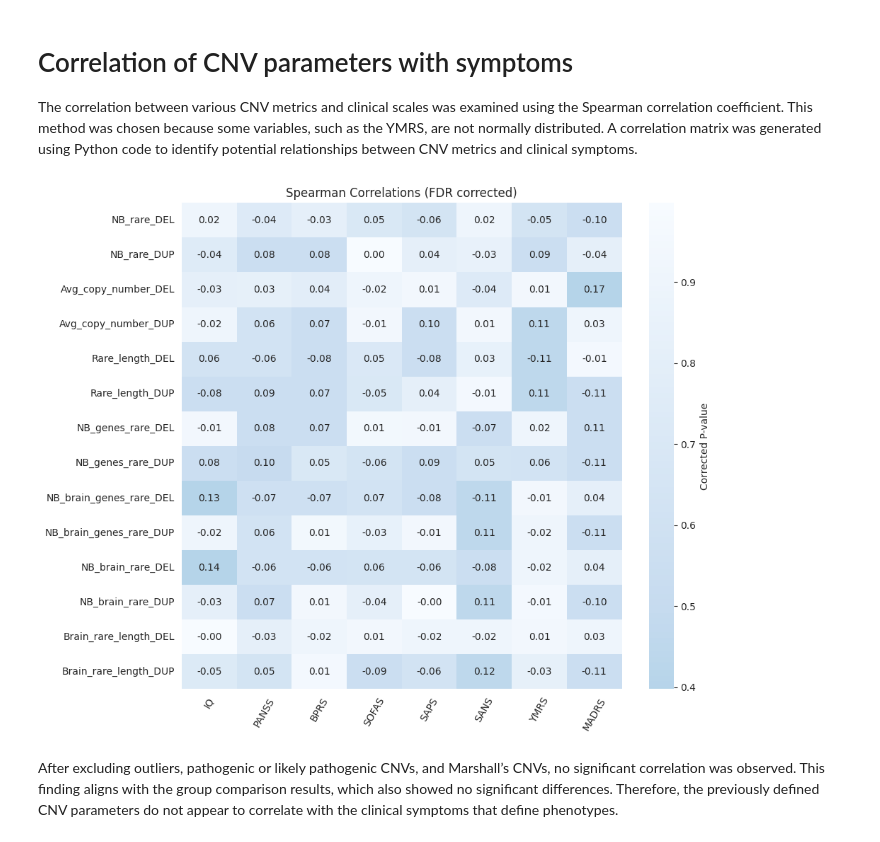
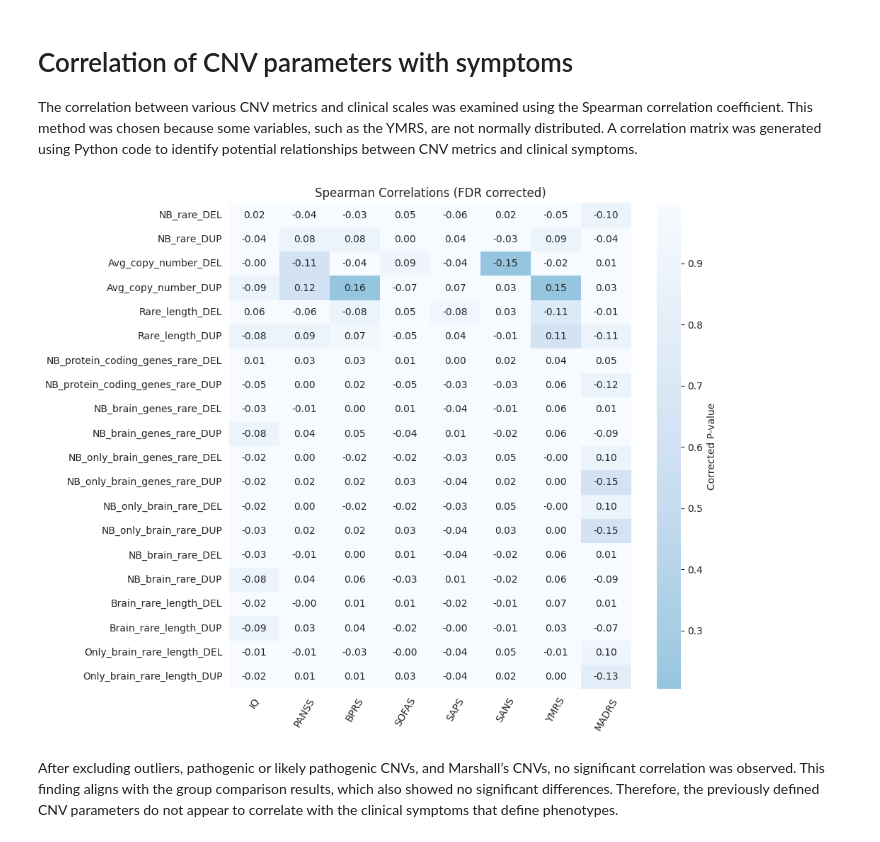
Before and after one commit to zhukovanadezhda/cnv-psychosis, a Jupyter notebook: notebooks/test_correlation_with_symptoms.ipynb, the cells around one changed output. Saved outputs shown, nothing was run; the diff lists cells and outputs as text; code cells hidden in the pictures.

Commit message:
Change brain genes identification

```diff
--- a/notebooks/test_correlation_with_symptoms.ipynb
+++ b/notebooks/test_correlation_with_symptoms.ipynb
@@ -28,14 +28,18 @@ df.loc[inf_mask['Avg_quality_DEL'], 'Avg_quality_DEL'] = 0
 # %%
 # Define constants
 GENETICS = [
-    'NB_rare_DEL', 'NB_rare_DUP',
-    'Avg_copy_number_DEL', 'Avg_copy_number_DUP',
-    'Rare_length_DEL', 'Rare_length_DUP',
-    'NB_genes_rare_DEL', 'NB_genes_rare_DUP',
-    'NB_brain_genes_rare_DEL', 'NB_brain_genes_rare_DUP',
-    'NB_brain_rare_DEL', 'NB_brain_rare_DUP',
-    'Brain_rare_length_DEL', 'Brain_rare_length_DUP'
+       'NB_rare_DEL', 'NB_rare_DUP',
+       'Avg_copy_number_DEL', 'Avg_copy_number_DUP',
+       'Rare_length_DEL', 'Rare_length_DUP',
+       'NB_protein_coding_genes_rare_DEL', 'NB_protein_coding_genes_rare_DUP',
+       'NB_brain_genes_rare_DEL', 'NB_brain_genes_rare_DUP',
+       'NB_only_brain_genes_rare_DEL', 'NB_only_brain_genes_rare_DUP',
+       'NB_only_brain_rare_DEL', 'NB_only_brain_rare_DUP',
+       'NB_brain_rare_DEL', 'NB_brain_rare_DUP',
+       'Brain_rare_length_DEL', 'Brain_rare_length_DUP',
+       'Only_brain_rare_length_DEL', 'Only_brain_rare_length_DUP'
 ]
+
 CLINICS = ['IQ', 'PANSS', 'BPRS', 'SOFAS', 'SAPS', 'SANS', 'YMRS', 'MADRS']
 
 # Initialize matrices
@@ -64,33 +68,37 @@ correlation_df = pd.DataFrame(correlation_matrix,
                               index=GENETICS, columns=CLINICS)
 
 # Mask for significant values
 significant_mask = p_values_corrected_df < 0.05
 correlation_df_significant = correlation_df.where(significant_mask)
 
+# Replace NaNs in p-values with 1.0 for plotting
+p_values_corrected_df = p_values_corrected_df.fillna(1.0)
+correlation_df = correlation_df.fillna(0)
+
 # Plot heatmap
 plt.figure(figsize=(10, 8))
 sns.heatmap(p_values_corrected_df,
             annot=correlation_df,
             fmt=".2f",
             cmap='Blues_r',
             center=0,
             cbar_kws={'label': 'Corrected P-value'},
             mask=np.isnan(p_values_corrected_df))
 plt.xticks(rotation=60)
 plt.title('Spearman Correlations (FDR corrected)')
 
 # Highlight significant cells
 for i in range(len(GENETICS)):
     for j in range(len(CLINICS)):
         if significant_mask.iloc[i, j]:
             plt.gca().add_patch(plt.Rectangle((j, i), 1, 1,
                                               fill=False,
                                               edgecolor='#155289',
                                               lw=2))
 plt.tight_layout()
 plt.savefig("../graphs/correlation.png")
 plt.show()
 # %% [output]
-[figure, old version]
+[figure, new version]
 # %% [markdown]
 After excluding outliers, pathogenic or likely pathogenic CNVs, and Marshall’s CNVs, no significant correlation was observed. This finding aligns with the group comparison results, which also showed no significant differences. Therefore, the previously defined CNV parameters do not appear to correlate with the clinical symptoms that define phenotypes.
```
Also changed, not shown: 6 other files.
